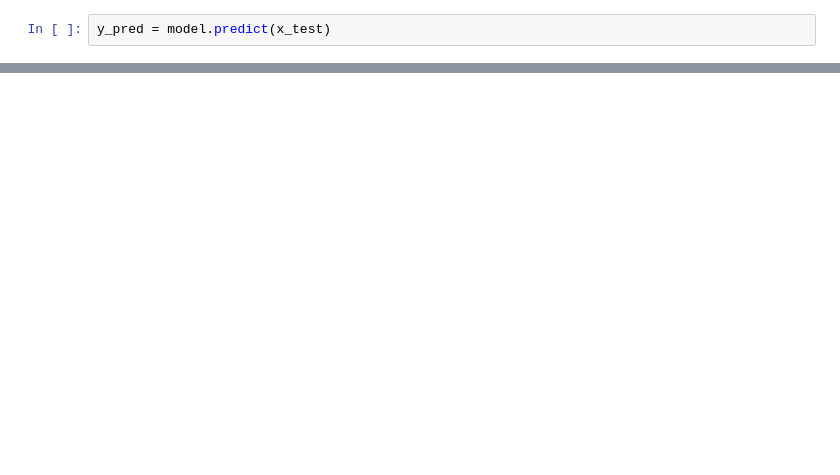
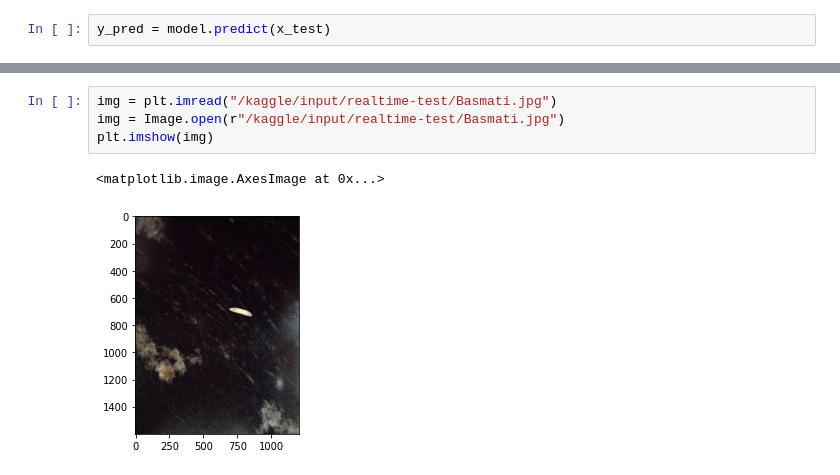
Before and after one commit to SaiLikhita12/Agrigenomics, a Jupyter notebook: 20bd1a6642-riceimage.ipynb, the cells around one changed output, grey strips where cells are left out. Saved outputs shown, nothing was run; the diff lists cells and outputs as text; blank space fills up the shorter version.

Commit message:
Kaggle Notebook | 20BD1A6642_RiceImage | Version 4

```diff
--- a/20bd1a6642-riceimage.ipynb
+++ b/20bd1a6642-riceimage.ipynb
@@ -457,0 +248,7 @@ Accuracy: 19.94
+# %%
+img = plt.imread("/kaggle/input/realtime-test/Basmati.jpg")
+img = Image.open(r"/kaggle/input/realtime-test/Basmati.jpg")
+plt.imshow(img)
+# %% [output]
+<matplotlib.image.AxesImage at 0x...>
+[figure, added]
```
Also changed, not shown: parts of 40 cells of this notebook.
